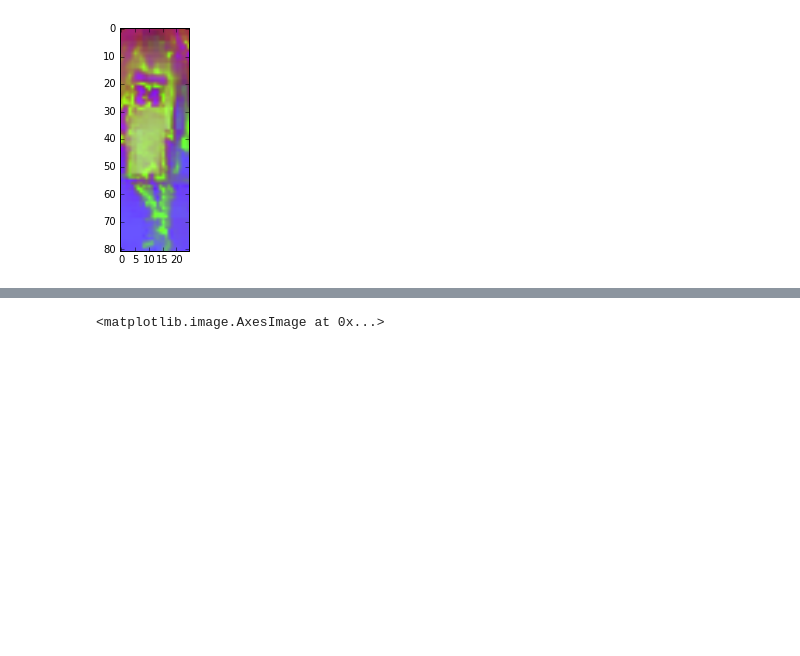
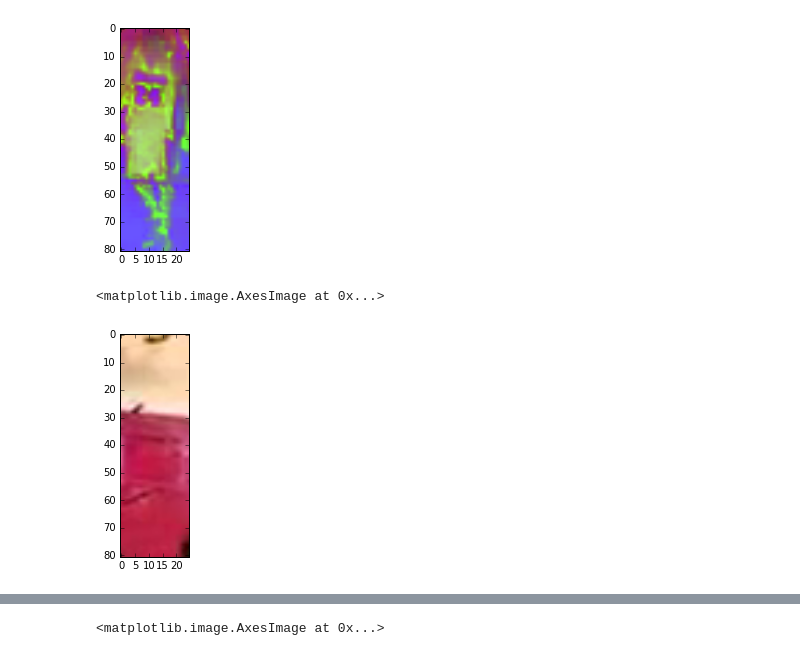
Before and after one commit to NlIceD/player_tracker, a Jupyter notebook: player_tracker_hog.ipynb, the cells around one changed output, grey strips where cells are left out. Saved outputs shown, nothing was run; the diff lists cells and outputs as text; code cells hidden in the pictures; blank space fills up the shorter version.

```diff
--- a/player_tracker_hog.ipynb
+++ b/player_tracker_hog.ipynb
@@ -59,3 +59,8 @@ plt.imshow(kobe)
 # %% [output]
 <matplotlib.image.AxesImage at 0x...>
 [figure]
+# %%
+plt.imshow(image[247:328,440:465],'Greys')
+# %% [output]
+<matplotlib.image.AxesImage at 0x...>
+[figure, added]
```
Also changed, not shown: parts of 17 cells of this notebook, 8 other files.
